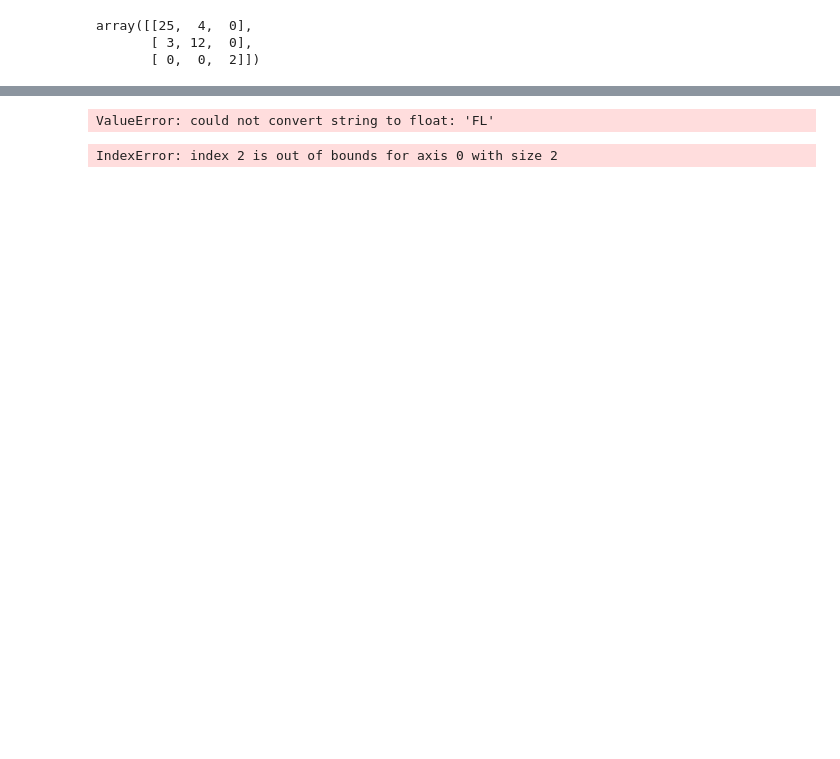
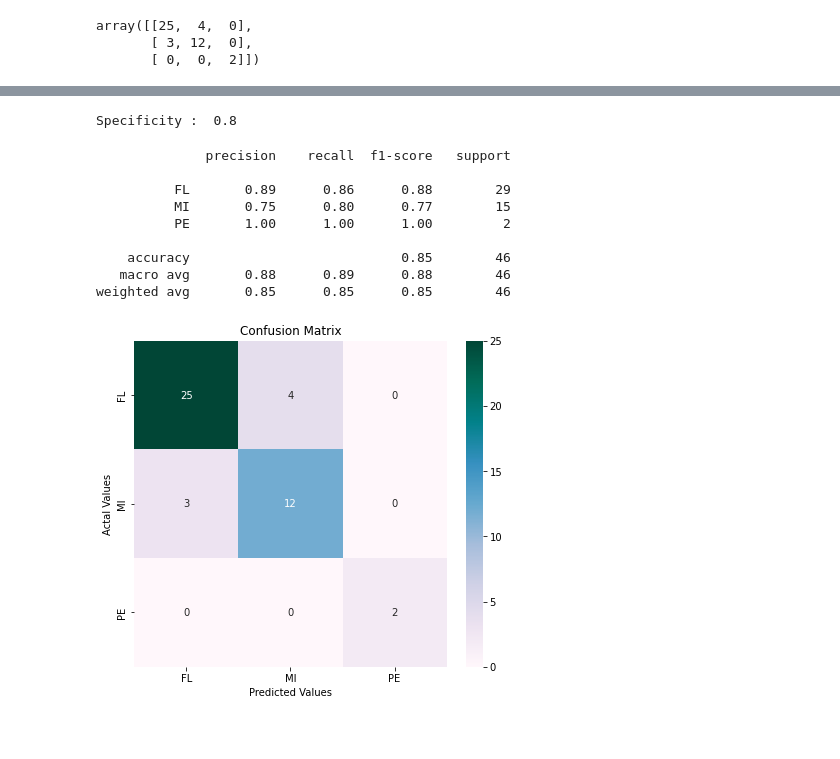
Before and after one commit to RaneemAlRushud/CoffeeBeansDataset-Experiment, a Jupyter notebook: RandomForest_Algorithm.ipynb, the cells around one changed output, grey strips where cells are left out. Cells and saved outputs as stored; diff of their text form; code cells hidden in the pictures; blank space fills up the shorter version.

Commit message:
confusion Matrix Update

```diff
--- a/RandomForest_Algorithm.ipynb
+++ b/RandomForest_Algorithm.ipynb
@@ -123,32 +93,30 @@ TypeError: int() argument must be a string, a bytes-like object or a number, not
-# %%
-from sklearn.tree import export_graphviz
-from IPython import display
-from sklearn.ensemble import RandomForestRegressor
-from sklearn import tree
-
-m = RandomForestRegressor(n_estimators=1, max_depth=3, bootstrap=False, n_jobs=-1)
-m.fit(testing_labels, preds)
-
-str_tree = export_graphviz(m,
-   out_file=None,
-   feature_names=testing_labels.columns, # column names
-   filled=True,
-   special_characters=True,
-   rotate=True,
-   precision=0.6)
-
-display.display(str_tree)
-# %% [output]
-ValueError: could not convert string to float: 'FL'
-# %%
-fn=data.feature_names
-cn=data.target_names
-fig, axes = plt.subplots(nrows = 1,ncols = 1,figsize = (4,4), dpi=800)
-tree.plot_tree(clf.estimators_[0],
-               feature_names = fn,
-               class_names=cn,
-               filled = True);
-fig.savefig('rf_individualtree.png')
-# %% [output]
-IndexError: index 2 is out of bounds for axis 0 with size 2
-[figure, removed]
+# %%
+specificity1 = cm1[1,1]/(cm1[1,0]+cm1[1,1])
+print('Specificity : ', specificity1)
+# %% [output]
+Specificity :  0.8
+# %%
+target_names = ['FL', 'MI', 'PE']
+print(classification_report(testing_labels, preds))
+
+cm = confusion_matrix(testing_labels, preds)
+cm_df = pd.DataFrame(cm,
+                     index = ['FL','MI','PE'],
+                     columns = ['FL','MI','PE'])
+plt.figure(figsize=(7,6))
+sns.heatmap(cm_df, annot=True, cmap='PuBuGn')
+plt.title('Confusion Matrix')
+plt.ylabel('Actal Values')
+plt.xlabel('Predicted Values')
+plt.show()
+# %% [output]
+              precision    recall  f1-score   support
+
+          FL       0.89      0.86      0.88        29
+          MI       0.75      0.80      0.77        15
+          PE       1.00      1.00      1.00         2
+
+    accuracy                           0.85        46
+   macro avg       0.88      0.89      0.88        46
+weighted avg       0.85      0.85      0.85        46
+[figure, added]
```
Also changed, not shown: parts of 9 cells of this notebook.
